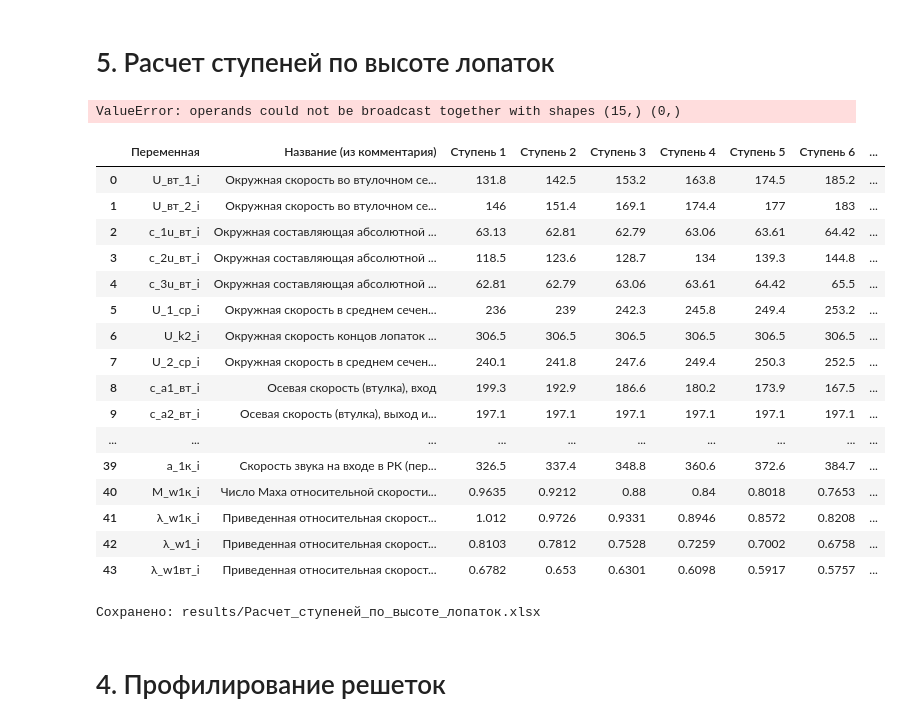
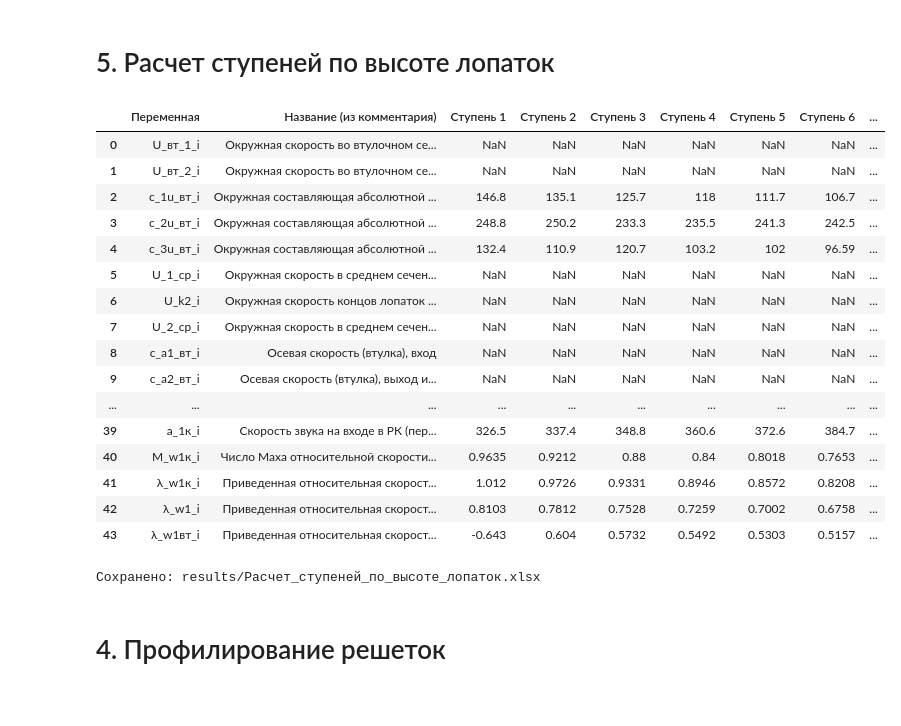
Before and after one commit to mikiway902/Compressor_Kurs, a Jupyter notebook: main.ipynb, the cells around one changed output. Saved outputs shown, nothing was run; the diff lists cells and outputs as text; code cells hidden in the pictures.

Commit message:
in process of finding errors

```diff
--- a/main.ipynb
+++ b/main.ipynb
@@ -1108,7 +1108,7 @@ for i in range(N):
     W_1_i.append(c_a1_i[i] / np.sin(β_1_i[i]))
 
     # 29. Абсолютная скорость на среднем радиусе на входе в НА
-    c_a2_i.append(c_a2_отн_i[i] * U_k_i)
+    c_a2_i.append(c_a2_отн_i[i] * U_k_i[i])
     c_2_i.append(c_a2_i[i] / np.sin(α_2_i[i]))
 
     # 30. Число Маха по относительной скорости на входе в РК
@@ -1963,52 +1929,0 @@ c_1_вт_i = np.sqrt(((c_a3_вт_i)**2) + ((c_3u_вт_i)**2))
-# %%
-# Периферийное сечение:
-U_к_1_i = U_k_i
-U_к_2_i = U_k_i
-
-D_к1_i = np.full(len(U_k_i), D_к1)
-D_к2_i = np.full(len(U_k_i), D_к1)
-
-c_1u_к_i = U_к_1_i * c_u1_отн_i * (D_ср_1 / D_к1_i)
-c_2u_к_i = U_к_2_i * c_u2_отн_i * (D_ср_2 / D_к2_i)
-# c_3u_к_i = np.concatenate([c_1u_к_i[1:], c_1u_к_i[-1:]]) Убрать потом формулу ниже и вернуть эту
-c_3u_к_i = np.concatenate([c_1u_к_i[1:], [(c_1u_к_i[-1] - (c_1u_к_i[-2] - c_1u_к_i[-1]))]])
-
-U_1_ср_i = U_k_i * r_ср1_отн_i
-U_k2_i = np.full(len(U_k_i), U_k1)
-
-U_2_ср_i = U_k2_i * r_ср2_отн_i
-
-U_k3_i = U_к_1_i * D_к3_i / D_к1_i
-c_a1_к_i = np.sqrt(c_a1_i**2 - 2*(1-R_ср1)**2*((U_k3_i)))
-c_a2_к_i = np.sqrt(c_a2_i**2 - 2*(1-R_ср1)**2*((U_k3_i)))
-# c_a3_к_i = np.concatenate([c_a1_к_i[1:], c_a1_к_i[-1:]]) Убрать потом формулу ниже и вернуть эту
-c_a3_к_i = np.concatenate([c_a1_к_i[1:], [(c_a1_к_i[-1] - (c_a1_к_i[-2] - c_a1_к_i[-1]))]])
-
-c_1_к_i = np.sqrt(((c_a1_к_i)**2) + ((c_1u_к_i)**2))
-c_1_к_i = np.sqrt(((c_a2_к_i)**2) + ((c_2u_к_i)**2))
-c_1_к_i = np.sqrt(((c_a3_к_i)**2) + ((c_3u_к_i)**2))
-
-α_1_к_i = np.atan(c_a1_к_i / c_1u_к_i)
-α_2_к_i = np.atan(c_a2_к_i / c_2u_к_i)
-α_3_к_i = np.atan(c_a3_к_i / c_3u_к_i)
-
-β_1_к_i = np.atan(c_a1_к_i / (U_к_1_i - c_1u_к_i))
-β_2_к_i = np.atan(c_a2_к_i / (U_к_2_i - c_2u_к_i))
-
-ε_к_рк_i = β_2_к_i - β_1_к_i
-ε_к_на_i = α_3_к_i - α_2_к_i
-
-W_1к_i = c_a1_к_i / (np.sin(β_1_к_i))
-W_1вт_i = c_a1_вт_i / (np.sin(β_1_вт_i))
-
-W_2к_i = c_a2_к_i / (np.sin(β_2_к_i))
-W_2вт_i = c_a2_вт_i / (np.sin(β_2_вт_i))
-
-a_1к_i = np.sqrt(k * R_в * T_1_i)
-M_w1к_i = W_1к_i / a_1к_i
-
-λ_w1к_i = W_1к_i / a_кр_1_i
-λ_w1_i = W_1_i / a_кр_1_i
-λ_w1вт_i = W_1вт_i / a_кр_1_i
-# %% [output]
-ValueError: operands could not be broadcast together with shapes (15,) (0,)
@@ -2019,8 +2043,8 @@ import pandas as pd
 import math
 from openpyxl.styles import Alignment
 from openpyxl.utils import get_column_letter
-D_ср1_i = (D_к1_i + D_вт1_i)/2
-D_ср2_i = (D_к2_i + D_вт2_i)/2
+D_ср1_i = (D_к1 + D_вт1_i)/2
+D_ср2_i = (D_к1 + D_вт2_i)/2
 
 list_names = [
     "U_вт_1_i","U_вт_2_i",
@@ -2166,49 +2190,49 @@ for name in list_names:
     row = {
         "Переменная": name,
         "Название (из комментария)": name_map.get(name, ""),
     }
     for i, col in enumerate(stage_cols):
         row[col] = values[i] if i < len(values) else np.nan
     rows.append(row)
 
 df = pd.DataFrame(rows) if rows else pd.DataFrame({
     "Переменная": ["Нет данных"],
     "Название (из комментария)": [""],
 })
 
 pd.set_option('display.max_columns', None)
 pd.set_option('display.max_rows', 200)
 pd.set_option('display.float_format', lambda x: f'{x: .4g}')
 
 display(df)
 
 output_dir = "results"
 os.makedirs(output_dir, exist_ok=True)
 file_path = os.path.join(output_dir, "Расчет_ступеней_по_высоте_лопаток.xlsx")
 
 with pd.ExcelWriter(file_path, engine="openpyxl") as writer:
     df.to_excel(writer, sheet_name="Данные", index=False)
     apply_uniform_autofit(writer.sheets["Данные"])
 
 print(f"Сохранено: {file_path}")
 # %% [output]
 |  | Переменная | Название (из комментария) | Ступень 1 | Ступень 2 | Ступень 3 | Ступень 4 | Ступень 5 | Ступень 6 | ... |
-| 0 | U_вт_1_i | Окружная скорость во втулочном се... | 131.8 | 142.5 | 153.2 | 163.8 | 174.5 | 185.2 | ... |
-| 1 | U_вт_2_i | Окружная скорость во втулочном се... | 146 | 151.4 | 169.1 | 174.4 | 177 | 183 | ... |
-| 2 | c_1u_вт_i | Окружная составляющая абсолютной ... | 63.13 | 62.81 | 62.79 | 63.06 | 63.61 | 64.42 | ... |
-| 3 | c_2u_вт_i | Окружная составляющая абсолютной ... | 118.5 | 123.6 | 128.7 | 134 | 139.3 | 144.8 | ... |
-| 4 | c_3u_вт_i | Окружная составляющая абсолютной ... | 62.81 | 62.79 | 63.06 | 63.61 | 64.42 | 65.5 | ... |
-| 5 | U_1_ср_i | Окружная скорость в среднем сечен... | 236 | 239 | 242.3 | 245.8 | 249.4 | 253.2 | ... |
-| 6 | U_k2_i | Окружная скорость концов лопаток ... | 306.5 | 306.5 | 306.5 | 306.5 | 306.5 | 306.5 | ... |
-| 7 | U_2_ср_i | Окружная скорость в среднем сечен... | 240.1 | 241.8 | 247.6 | 249.4 | 250.3 | 252.5 | ... |
-| 8 | c_a1_вт_i | Осевая скорость (втулка), вход | 199.3 | 192.9 | 186.6 | 180.2 | 173.9 | 167.5 | ... |
-| 9 | c_a2_вт_i | Осевая скорость (втулка), выход и... | 197.1 | 197.1 | 197.1 | 197.1 | 197.1 | 197.1 | ... |
+| 0 | U_вт_1_i | Окружная скорость во втулочном се... | NaN | NaN | NaN | NaN | NaN | NaN | ... |
+| 1 | U_вт_2_i | Окружная скорость во втулочном се... | NaN | NaN | NaN | NaN | NaN | NaN | ... |
+| 2 | c_1u_вт_i | Окружная составляющая абсолютной ... | 146.8 | 135.1 | 125.7 | 118 | 111.7 | 106.7 | ... |
+| 3 | c_2u_вт_i | Окружная составляющая абсолютной ... | 248.8 | 250.2 | 233.3 | 235.5 | 241.3 | 242.5 | ... |
+| 4 | c_3u_вт_i | Окружная составляющая абсолютной ... | 132.4 | 110.9 | 120.7 | 103.2 | 102 | 96.59 | ... |
+| 5 | U_1_ср_i | Окружная скорость в среднем сечен... | NaN | NaN | NaN | NaN | NaN | NaN | ... |
+| 6 | U_k2_i | Окружная скорость концов лопаток ... | NaN | NaN | NaN | NaN | NaN | NaN | ... |
+| 7 | U_2_ср_i | Окружная скорость в среднем сечен... | NaN | NaN | NaN | NaN | NaN | NaN | ... |
+| 8 | c_a1_вт_i | Осевая скорость (втулка), вход | NaN | NaN | NaN | NaN | NaN | NaN | ... |
+| 9 | c_a2_вт_i | Осевая скорость (втулка), выход и... | NaN | NaN | NaN | NaN | NaN | NaN | ... |
 | ... | ... | ... | ... | ... | ... | ... | ... | ... | ... |
 | 39 | a_1к_i | Скорость звука на входе в РК (пер... | 326.5 | 337.4 | 348.8 | 360.6 | 372.6 | 384.7 | ... |
 | 40 | M_w1к_i | Число Маха относительной скорости... | 0.9635 | 0.9212 | 0.88 | 0.84 | 0.8018 | 0.7653 | ... |
 | 41 | λ_w1к_i | Приведенная относительная скорост... | 1.012 | 0.9726 | 0.9331 | 0.8946 | 0.8572 | 0.8208 | ... |
 | 42 | λ_w1_i | Приведенная относительная скорост... | 0.8103 | 0.7812 | 0.7528 | 0.7259 | 0.7002 | 0.6758 | ... |
-| 43 | λ_w1вт_i | Приведенная относительная скорост... | 0.6782 | 0.653 | 0.6301 | 0.6098 | 0.5917 | 0.5757 | ... |
+| 43 | λ_w1вт_i | Приведенная относительная скорост... | -0.643 | 0.604 | 0.5732 | 0.5492 | 0.5303 | 0.5157 | ... |
 Сохранено: results/Расчет_ступеней_по_высоте_лопаток.xlsx
 # %% [markdown]
 # 4. Профилирование решеток
```
Also changed, not shown: parts of 13 cells of this notebook, 20 other files.
